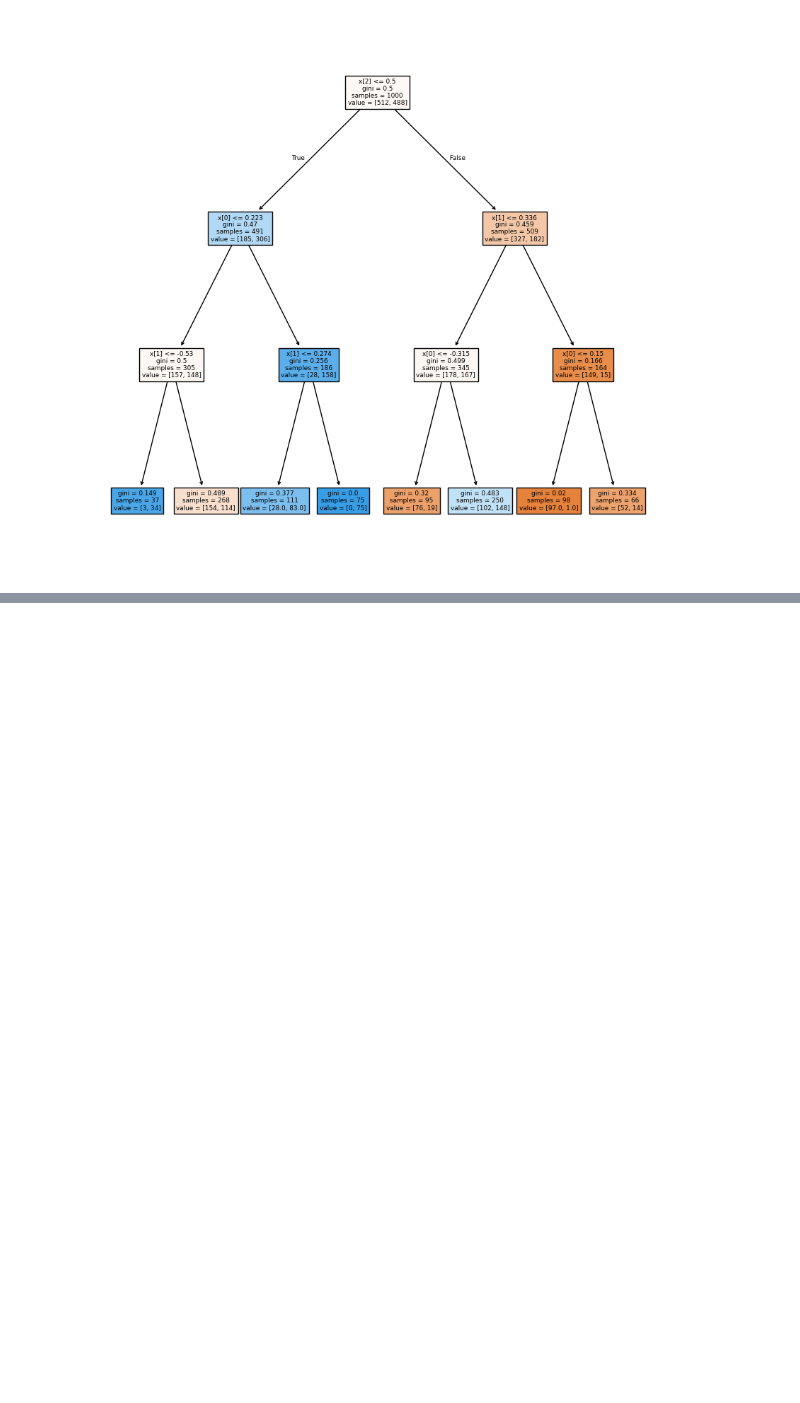
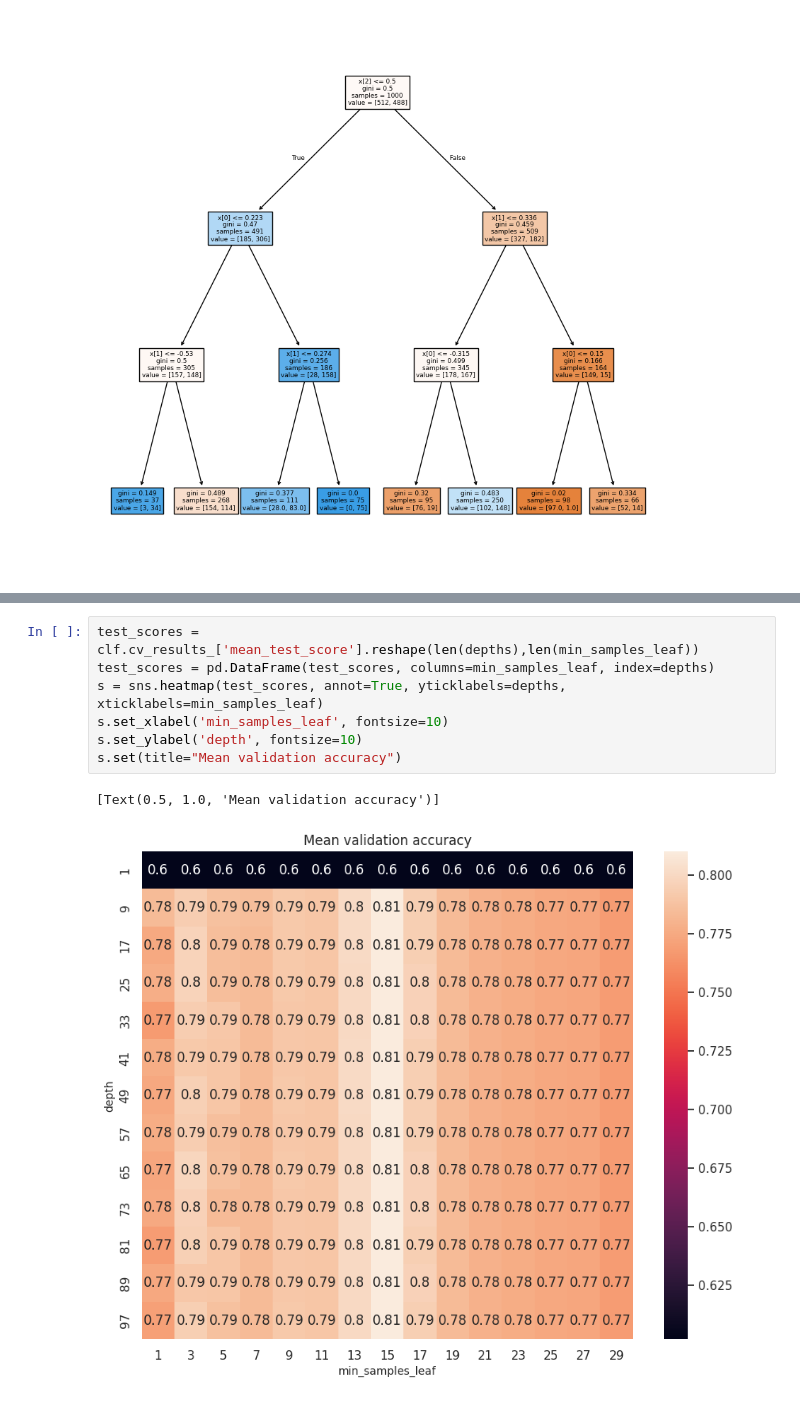
Before and after one commit to Shayshoon/ML_2, a Jupyter notebook: HW2_template.ipynb, the cells around one changed output, grey strips where cells are left out. Saved outputs shown, nothing was run; the diff lists cells and outputs as text; blank space fills up the shorter version.

```diff
--- a/HW2_template.ipynb
+++ b/HW2_template.ipynb
@@ -288,0 +288,10 @@ dict_keys(['mean_fit_time', 'std_fit_time', 'mean_score_time', 'std_score_time',
+# %%
+test_scores = clf.cv_results_['mean_test_score'].reshape(len(depths),len(min_samples_leaf))
+test_scores = pd.DataFrame(test_scores, columns=min_samples_leaf, index=depths)
+s = sns.heatmap(test_scores, annot=True, yticklabels=depths, xticklabels=min_samples_leaf)
+s.set_xlabel('min_samples_leaf', fontsize=10)
+s.set_ylabel('depth', fontsize=10)
+s.set(title="Mean validation accuracy")
+# %% [output]
+[Text(0.5, 1.0, 'Mean validation accuracy')]
+[figure, added]
```
Also changed, not shown: parts of 4 cells of this notebook.
